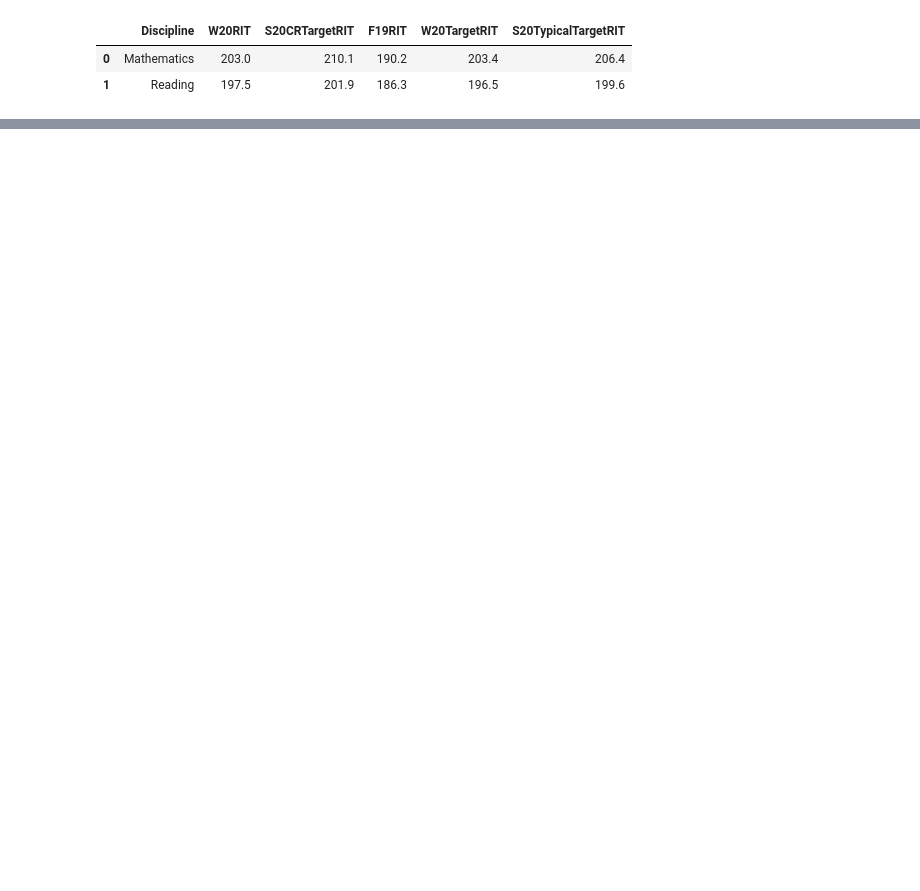
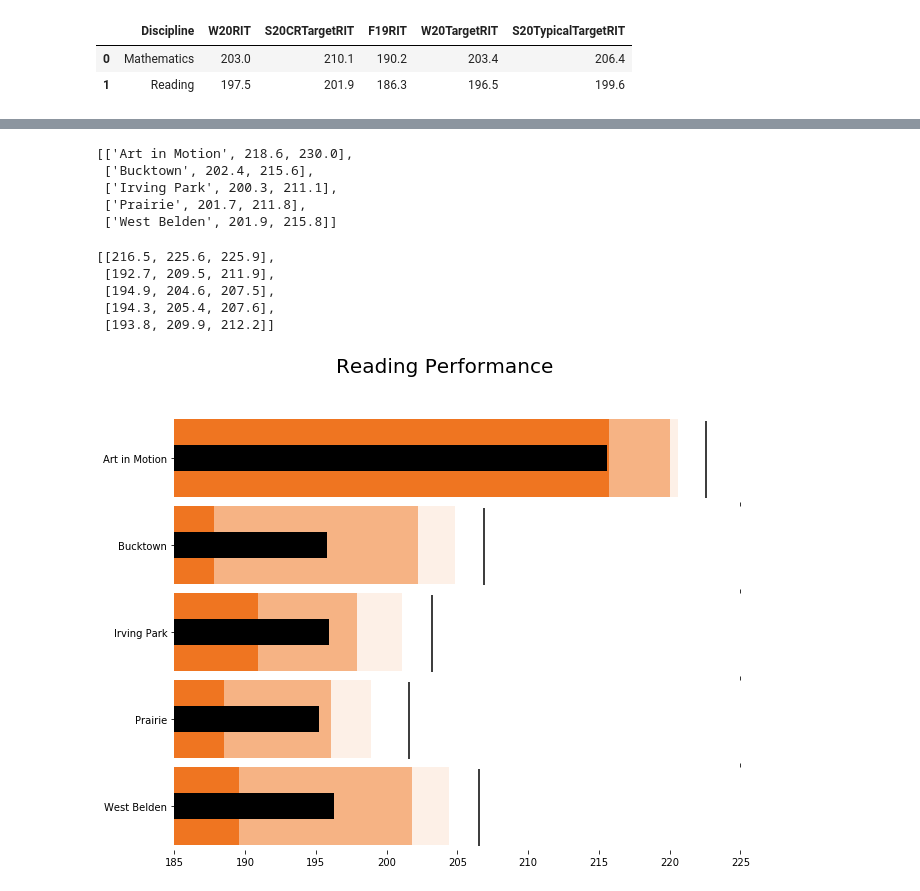
Before and after one commit to tianchu-shu/DataMade, a Jupyter notebook: Bullet_graph.ipynb, the cells around one changed output, grey strips where cells are left out. Drawn from its saved outputs; the diff is of its cells as text; code cells hidden in the pictures; blank space fills up the shorter version.

```diff
--- a/Bullet_graph.ipynb
+++ b/Bullet_graph.ipynb
@@ -332,0 +140,2 @@ bulletgraph(tlr, llr, ranges =(180,225), size=(14,8), subject='Reading', label_c
+# %%
+schools= schools.dropna()
@@ -332,0 +165,25 @@ bulletgraph(tlr, llr, ranges =(180,225), size=(14,8), subject='Reading', label_c
+# %%
+reading = schools[schools['Discipline']=='Reading']
+reading = reading.drop(columns=['Discipline'])
+# %%
+def get_data(df, n=3):
+    """
+    get the data and limits ready for the bullet plot
+        Args:
+            df = groupbyed dataframe
+        Returns:
+            a list for text/bar/line
+            a list for background color
+            floor: a number for the plot min
+            ceiling: a number for the plot max
+
+    """
+    #Create the text, bar and line
+    tbl = df.iloc[:, :n].values.tolist()
+    #Create the limits for background color
+    bc = df.iloc[:, np.r_[n:n+3]].values.tolist()
+
+    floor = round(df['F19RIT'].min()/5-1)*5
+    ceiling = round(df['S20CRTargetRIT'].max()/5)*5
+
+    return tbl, bc, floor, ceiling
@@ -332,0 +283,22 @@ bulletgraph(tlr, llr, ranges =(180,225), size=(14,8), subject='Reading', label_c
+# %%
+t1
+# %% [output]
+[['Art in Motion', 218.6, 230.0],
+ ['Bucktown', 202.4, 215.6],
+ ['Irving Park', 200.3, 211.1],
+ ['Prairie', 201.7, 211.8],
+ ['West Belden', 201.9, 215.8]]
+# %%
+l1
+# %% [output]
+[[216.5, 225.6, 225.9],
+ [192.7, 209.5, 211.9],
+ [194.9, 204.6, 207.5],
+ [194.3, 205.4, 207.6],
+ [193.8, 209.9, 212.2]]
+# %%
+tlr, llr, fr, cl = get_data(reading)
+# %%
+bulletgraph(tlr, llr, ranges =(fr,cl), size=(14,8), subject='Reading', label_color="black", target_color='black',title="Reading Performance")
+# %% [output]
+[figure, added]
```
Also changed, not shown: parts of 44 cells of this notebook.
